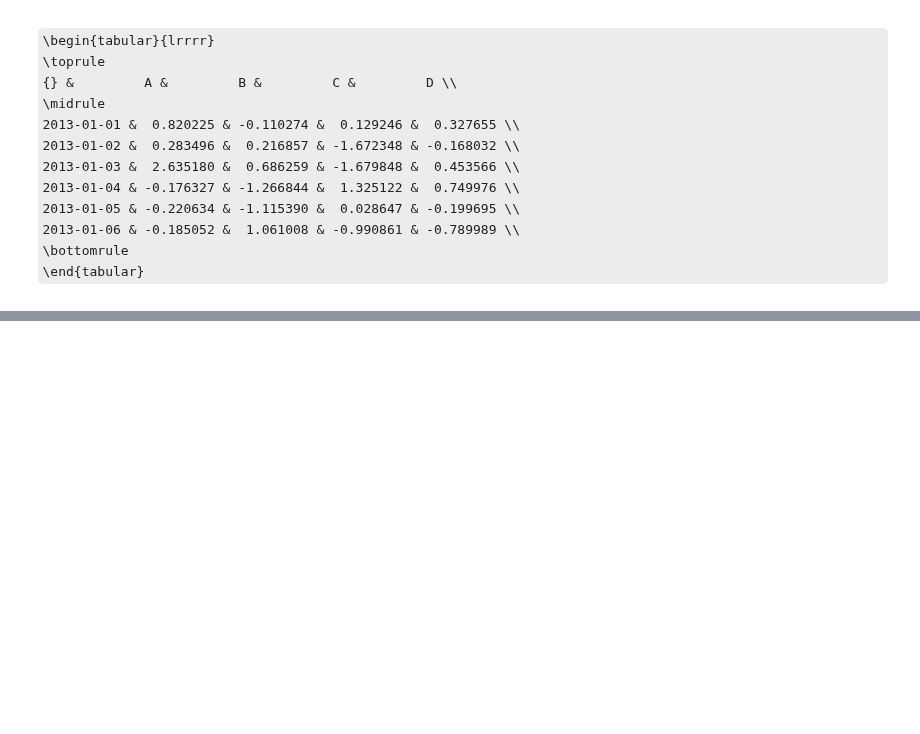
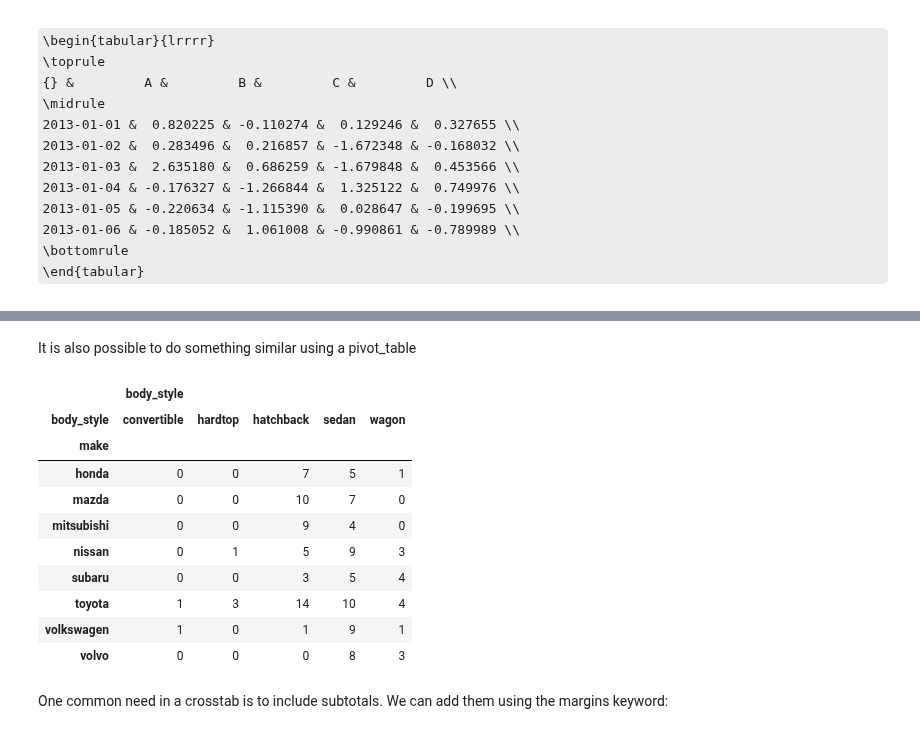
Before and after one commit to NelisW/PythonNotesToSelf, a Jupyter notebook: PandasCheatSheet.ipynb, the cells around one changed output, grey strips where cells are left out. Saved outputs shown, nothing was run; the diff lists cells and outputs as text; code cells hidden in the pictures; some formulas as TeX source; blank space fills up the shorter version.

```diff
--- a/PandasCheatSheet.ipynb
+++ b/PandasCheatSheet.ipynb
@@ -3061,0 +3433,18 @@ The version_information extension is already loaded. To reload it, use:
+# %% [markdown]
+It is also possible to do something similar using a pivot_table
+# %%
+df.pivot_table(index='make', columns='body_style', aggfunc={'body_style':len}, fill_value=0)
+# %% [output]
+|  | body_style |  |  |  |  |
+| body_style | convertible | hardtop | hatchback | sedan | wagon |
+| make |  |  |  |  |  |
+| honda | 0 | 0 | 7 | 5 | 1 |
+| mazda | 0 | 0 | 10 | 7 | 0 |
+| mitsubishi | 0 | 0 | 9 | 4 | 0 |
+| nissan | 0 | 1 | 5 | 9 | 3 |
+| subaru | 0 | 0 | 3 | 5 | 4 |
+| toyota | 1 | 3 | 14 | 10 | 4 |
+| volkswagen | 1 | 0 | 1 | 9 | 1 |
+| volvo | 0 | 0 | 0 | 8 | 3 |
+# %% [markdown]
+One common need in a crosstab is to include subtotals. We can add them using the margins keyword:
```
Also changed, not shown: parts of 58 cells of this notebook, 2 other files.
